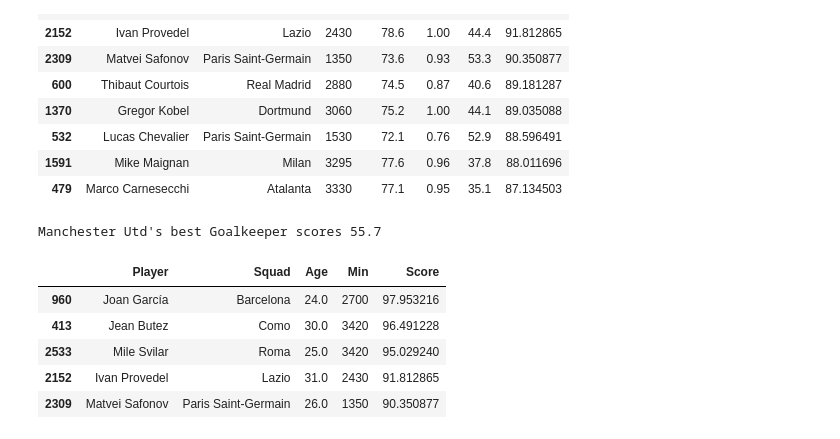
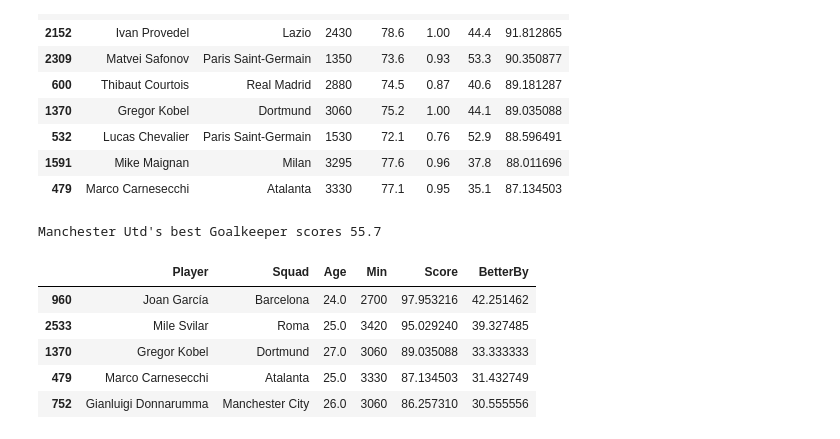
Before and after one commit to TamukaTom/We-need-players, a Jupyter notebook: explore.ipynb, the cells around one changed output. Drawn from its saved outputs; the diff is of its cells as text; code cells hidden in the pictures.

Commit message:
Add age and minutes filters to recommend

```diff
--- a/explore.ipynb
+++ b/explore.ipynb
@@ -582,22 +582,29 @@ gk[["Player", "Squad", "Min", "Save%", "GA90", "CS%", "Score"]].sort_values("Sco
 | 1591 | Mike Maignan | Milan | 3295 | 77.6 | 0.96 | 37.8 | 88.011696 |
 | 479 | Marco Carnesecchi | Atalanta | 3330 | 77.1 | 0.95 | 35.1 | 87.134503 |
 # %%
-def recommend(team_name, role, n=5):
+def recommend(team_name, role, n=5, max_age=None, min_minutes=900):
     squad = players[(players["Squad"] == team_name) & (players["Role"] == role)]
     if squad.empty:
         print(f"No {role} with enough minutes found for {team_name}.")
         return
     current_best = squad["Score"].max()
     print(f"{team_name}'s best {role} scores {current_best:.1f}")
-    pool = players[(players["Role"] == role) & (players["Squad"] != team_name) & (players["Score"] > current_best)]
-    return pool[["Player", "Squad", "Age", "Min", "Score"]].sort_values("Score", ascending=False).head(n)
 
-recommend("Manchester Utd", "Goalkeeper")
+    pool = players[(players["Role"] == role) & (players["Squad"] != team_name)
+                   & (players["Score"] > current_best) & (players["Min"] >= min_minutes)]
+    if max_age is not None:
+        pool = pool[pool["Age"] <= max_age]
+
+    pool = pool.copy()
+    pool["BetterBy"] = pool["Score"] - current_best
+    return pool[["Player", "Squad", "Age", "Min", "Score", "BetterBy"]].sort_values("Score", ascending=False).head(n)
+
+recommend("Manchester Utd", "Goalkeeper", max_age=27, min_minutes=1800)
 # %% [output]
 Manchester Utd's best Goalkeeper scores 55.7
-|  | Player | Squad | Age | Min | Score |
-| 960 | Joan García | Barcelona | 24.0 | 2700 | 97.953216 |
-| 413 | Jean Butez | Como | 30.0 | 3420 | 96.491228 |
-| 2533 | Mile Svilar | Roma | 25.0 | 3420 | 95.029240 |
-| 2152 | Ivan Provedel | Lazio | 31.0 | 2430 | 91.812865 |
-| 2309 | Matvei Safonov | Paris Saint-Germain | 26.0 | 1350 | 90.350877 |
+|  | Player | Squad | Age | Min | Score | BetterBy |
+| 960 | Joan García | Barcelona | 24.0 | 2700 | 97.953216 | 42.251462 |
+| 2533 | Mile Svilar | Roma | 25.0 | 3420 | 95.029240 | 39.327485 |
+| 1370 | Gregor Kobel | Dortmund | 27.0 | 3060 | 89.035088 | 33.333333 |
+| 479 | Marco Carnesecchi | Atalanta | 25.0 | 3330 | 87.134503 | 31.432749 |
+| 752 | Gianluigi Donnarumma | Manchester City | 26.0 | 3060 | 86.257310 | 30.555556 |
```
